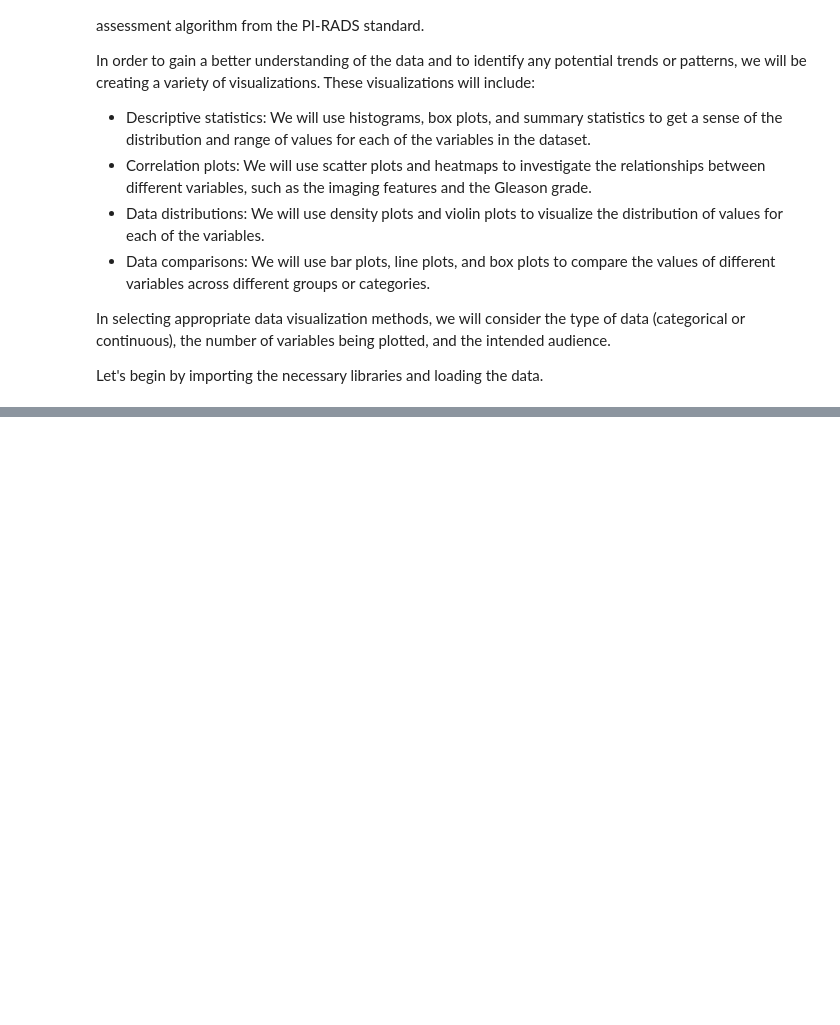
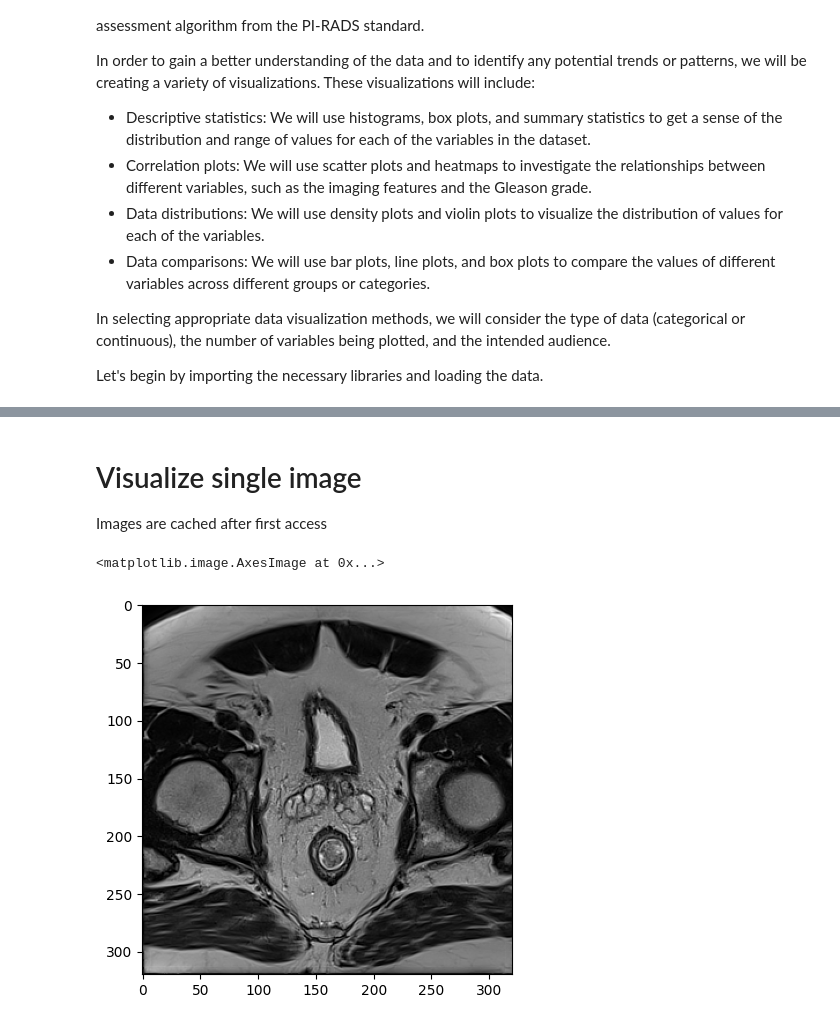
Before and after one commit to piotrsobecki/ai4ar-radiomics, a Jupyter notebook: book/data.ipynb, the cells around one changed output, grey strips where cells are left out. Cells and saved outputs as stored; diff of their text form; code cells hidden in the pictures; blank space fills up the shorter version.

```diff
--- a/book/data.ipynb
+++ b/book/data.ipynb
@@ -35,4 +42,2 @@ config = {**config, **extension}
 # %%
-import ai4ar
-
-case = ai4ar.read_case(config['data_dir'], '001')
+dataset = ai4ar.Dataset(config['data_dir'])
@@ -67,0 +48,3 @@ ai4ar.visualize_case(case)
+# %%
+case = dataset['001']
+case.summarize() # All images for the case
@@ -67,0 +69,14 @@ ai4ar.visualize_case(case)
+# %% [markdown]
+# Visualize single image
+
+Images are cached after first access
+# %%
+import matplotlib.pyplot as plt
+
+image = case.image('data/t2w')
+
+# Visualize the combined mask
+plt.imshow(image[ai4ar.select_slice(image)], cmap='gray')
+# %% [output]
+<matplotlib.image.AxesImage at 0x...>
+[figure, added]
```
Also changed, not shown: parts of 13 cells of this notebook.
